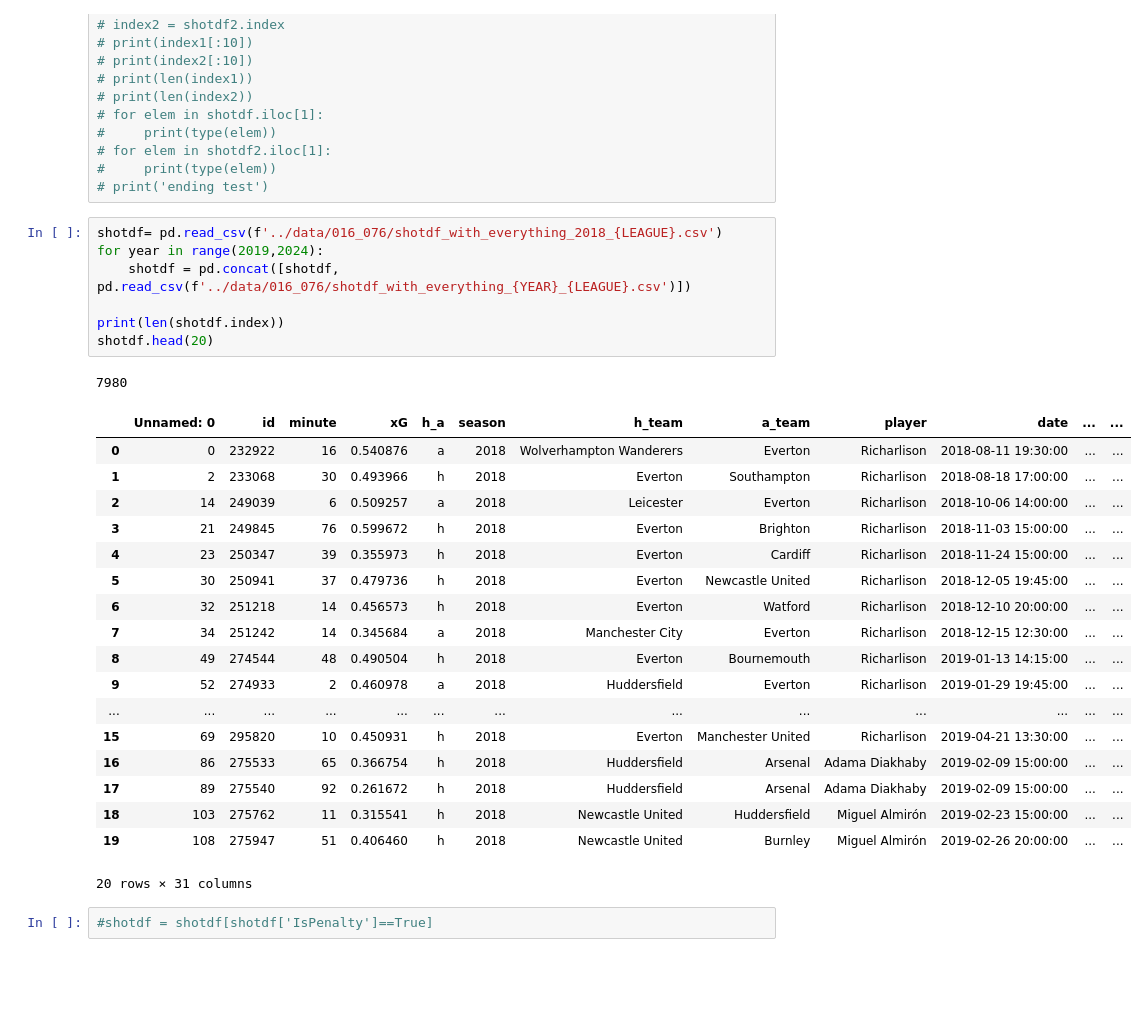
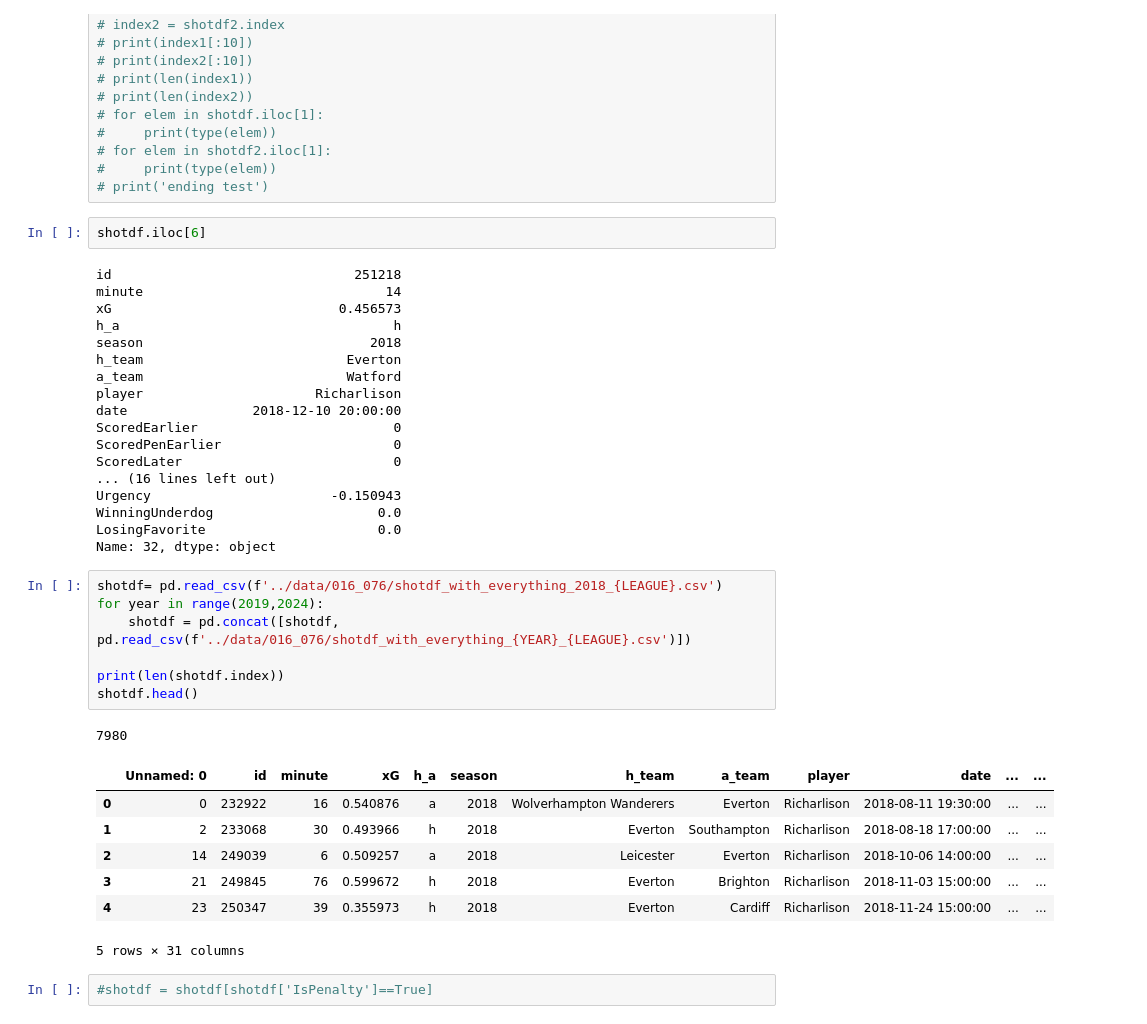
Before and after one commit to NovakTJ/goalscorer-confidence, a Jupyter notebook: notebooks/main-notebook.ipynb, the cells around one changed output. Saved outputs shown, nothing was run; the diff lists cells and outputs as text; blank space fills up the shorter version.

```diff
--- a/notebooks/main-notebook.ipynb
+++ b/notebooks/main-notebook.ipynb
@@ -371,33 +371,42 @@ shotdf.to_csv(f'../data/garbage/shotdf_with_everything_{YEAR}_{LEAGUE}.csv')
 # for elem in shotdf2.iloc[1]:
 #     print(type(elem))
 # print('ending test')
+# %%
+shotdf.iloc[6]
+# %% [output]
+id                               251218
+minute                               14
+xG                             0.456573
+h_a                                   h
+season                             2018
+h_team                          Everton
+a_team                          Watford
+player                      Richarlison
+date                2018-12-10 20:00:00
+ScoredEarlier                         0
+ScoredPenEarlier                      0
+ScoredLater                           0
+... (16 lines left out)
+Urgency                       -0.150943
+WinningUnderdog                     0.0
+LosingFavorite                      0.0
+Name: 32, dtype: object
 # %%
 shotdf= pd.read_csv(f'../data/016_076/shotdf_with_everything_2018_{LEAGUE}.csv')
 for year in range(2019,2024):
     shotdf = pd.concat([shotdf, pd.read_csv(f'../data/016_076/shotdf_with_everything_{YEAR}_{LEAGUE}.csv')])
 
 print(len(shotdf.index))
-shotdf.head(20)
+shotdf.head()
 # %% [output]
 7980
 |  | Unnamed: 0 | id | minute | xG | h_a | season | h_team | a_team | player | date | ... | ... |
 | 0 | 0 | 232922 | 16 | 0.540876 | a | 2018 | Wolverhampton Wanderers | Everton | Richarlison | 2018-08-11 19:30:00 | ... | ... |
 | 1 | 2 | 233068 | 30 | 0.493966 | h | 2018 | Everton | Southampton | Richarlison | 2018-08-18 17:00:00 | ... | ... |
 | 2 | 14 | 249039 | 6 | 0.509257 | a | 2018 | Leicester | Everton | Richarlison | 2018-10-06 14:00:00 | ... | ... |
 | 3 | 21 | 249845 | 76 | 0.599672 | h | 2018 | Everton | Brighton | Richarlison | 2018-11-03 15:00:00 | ... | ... |
 | 4 | 23 | 250347 | 39 | 0.355973 | h | 2018 | Everton | Cardiff | Richarlison | 2018-11-24 15:00:00 | ... | ... |
-| 5 | 30 | 250941 | 37 | 0.479736 | h | 2018 | Everton | Newcastle United | Richarlison | 2018-12-05 19:45:00 | ... | ... |
-| 6 | 32 | 251218 | 14 | 0.456573 | h | 2018 | Everton | Watford | Richarlison | 2018-12-10 20:00:00 | ... | ... |
-| 7 | 34 | 251242 | 14 | 0.345684 | a | 2018 | Manchester City | Everton | Richarlison | 2018-12-15 12:30:00 | ... | ... |
-| 8 | 49 | 274544 | 48 | 0.490504 | h | 2018 | Everton | Bournemouth | Richarlison | 2019-01-13 14:15:00 | ... | ... |
-| 9 | 52 | 274933 | 2 | 0.460978 | a | 2018 | Huddersfield | Everton | Richarlison | 2019-01-29 19:45:00 | ... | ... |
-| ... | ... | ... | ... | ... | ... | ... | ... | ... | ... | ... | ... | ... |
-| 15 | 69 | 295820 | 10 | 0.450931 | h | 2018 | Everton | Manchester United | Richarlison | 2019-04-21 13:30:00 | ... | ... |
-| 16 | 86 | 275533 | 65 | 0.366754 | h | 2018 | Huddersfield | Arsenal | Adama Diakhaby | 2019-02-09 15:00:00 | ... | ... |
-| 17 | 89 | 275540 | 92 | 0.261672 | h | 2018 | Huddersfield | Arsenal | Adama Diakhaby | 2019-02-09 15:00:00 | ... | ... |
-| 18 | 103 | 275762 | 11 | 0.315541 | h | 2018 | Newcastle United | Huddersfield | Miguel Almirón | 2019-02-23 15:00:00 | ... | ... |
-| 19 | 108 | 275947 | 51 | 0.406460 | h | 2018 | Newcastle United | Burnley | Miguel Almirón | 2019-02-26 20:00:00 | ... | ... |
-20 rows × 31 columns
+5 rows × 31 columns
 # %%
 #shotdf = shotdf[shotdf['IsPenalty']==True]
 # %%
```
Also changed, not shown: parts of 2 cells of this notebook, 7 other files.
